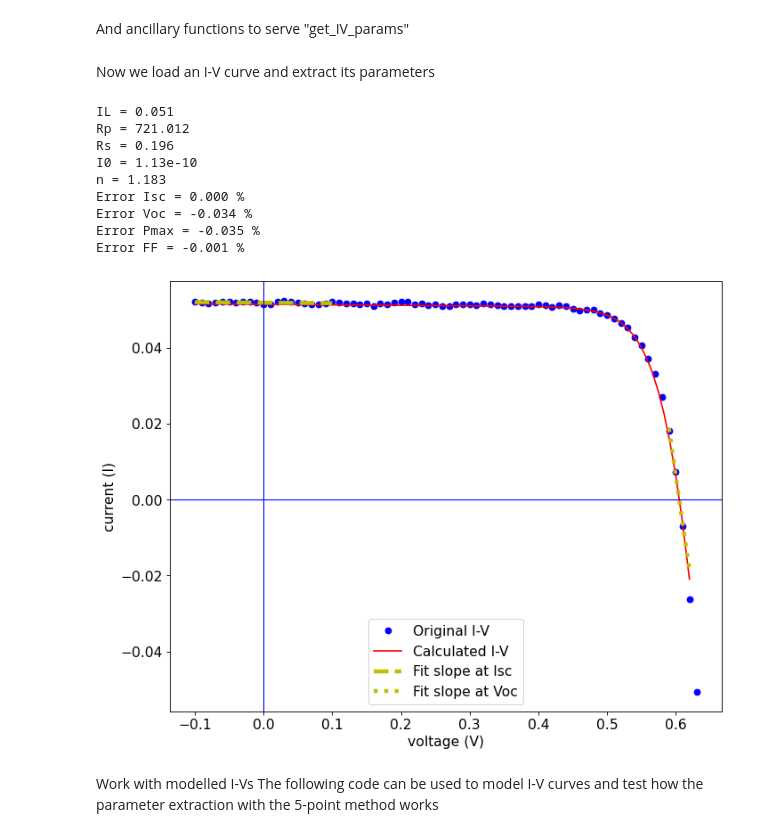
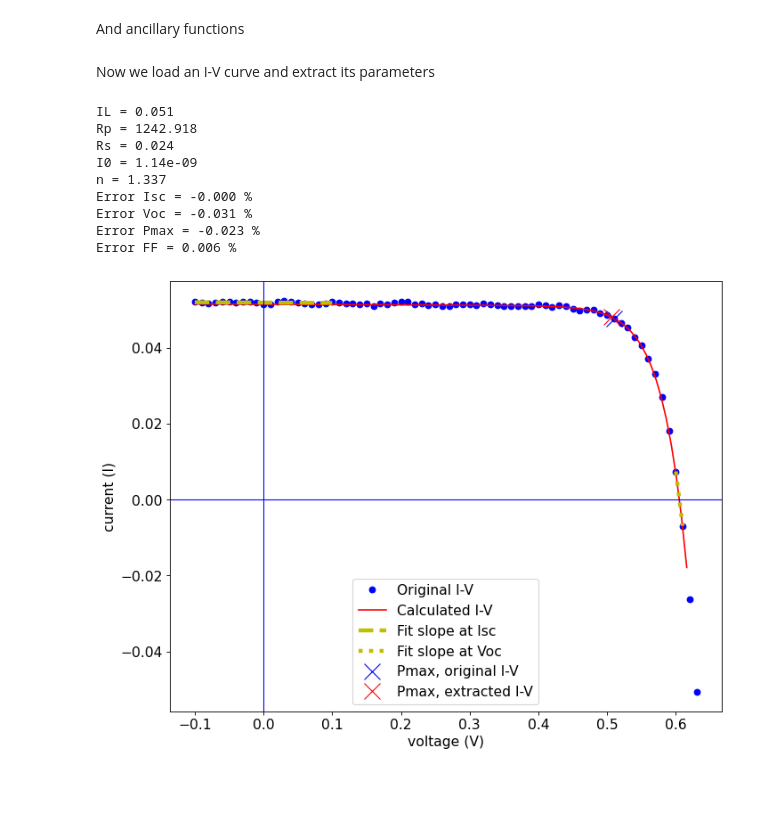
Before and after one commit to ivangarciavara/FundamentalsSolarCells, a Jupyter notebook: IV_curve_fit.ipynb, the cells around one changed output. Saved outputs shown, nothing was run; the diff lists cells and outputs as text; code cells hidden in the pictures; blank space fills up the shorter version.

```diff
--- a/IV_curve_fit.ipynb
+++ b/IV_curve_fit.ipynb
@@ -123,4 +112,4 @@ def get_IV_params(rawIV, temperature, nPntsSlopeIsc, nPntsSlopeVoc):
 # %% [markdown]
-And ancillary functions to serve "get_IV_params"
+And ancillary functions
 # %%
 # Load I-V file
@@ -155,6 +145,7 @@ def get_Voc(IVdata):
     return Voc
 
 # Obtains the Pmax, and also the Vm and Im
+# No interpolation used.
 def get_Pmax(IVdata):
 
    # Sort data and move to 1st quadrant
@@ -178,8 +169,11 @@ def get_Pmax(IVdata):
 
     Pm = np.amax(PV[:,1])
     maxPosition = np.argmax(PV[:,1])
+
+
     Vm = PV[maxPosition,0]
-    Im = IV_sorted[maxPosition,1]
+    Pm = PV[maxPosition,1]
+    Im = Pm/Vm
 
     return Pm, Vm, Im
 
@@ -190,18 +184,20 @@ def getSlope_atVoc(data, nPnts):
     indexLow = 0
     indexHigh = 0
 
+    # Find the first negative current point
+    # Determine the range for the fit according to nPnts
     rI = np.where(data[:,1] <= 0)
     rangeI = np.asarray(rI)
     rangeI = rangeI.flatten()
 
-    indexHigh = rangeI[0] + nPnts
+    indexHigh = rangeI[0] + nPnts[1]
     if indexHigh > len(data[:,0])-1:
         indexHigh = len(data[:,0])-1
-    indexLow = rangeI[0] - nPnts-1
+    indexLow = rangeI[0] - nPnts[0]
     if indexLow < 0:
         indexLow=0
 
-    polyCoeffs = np.polyfit(data[indexLow:indexHigh,0],data[indexLow:indexHigh,1],1)
+    polyCoeffs = np.polyfit(data[indexLow:indexHigh+1,0],data[indexLow:indexHigh+1,1],1)
 
     slope = polyCoeffs[0]
 
@@ -219,15 +215,15 @@ def getSlope_atIsc(data, nPnts):
     rangeV = np.asarray(rV)
     rangeV = rangeV.flatten()
 
-    indexLow = rangeV[-1] -nPnts
+    indexLow = rangeV[-1] -nPnts[0]
     if indexLow < 0:
         indexLow=0
-    indexHigh = rangeV[-1] + nPnts
+    indexHigh = rangeV[-1] + nPnts[1]
     if indexHigh > len(data[:,0])-1:
         indexHigh = len(data[:,0])-1
 
     #Do a linear fit to the range of data
-    polyCoeffs = np.polyfit(data[indexLow:indexHigh,0],data[indexLow:indexHigh,1],1)
+    polyCoeffs = np.polyfit(data[indexLow:indexHigh+1,0],data[indexLow:indexHigh+1,1],1)
     #Take the slope from the linear fit
     slope = polyCoeffs[0]
 
@@ -245,17 +241,21 @@ Now we load an I-V curve and extract its parameters
 IVpath = "Experimental_IV.txt"
 IV_curve = load_IV(IVpath)
 
-# Define the number of points to use to calculate the slopes of the I-V curve around Isc and Voc
-nPntsSlopeIsc = 10
-nPntsSlopeVoc = 1
+## Now extract the one-diode model parameters from this I-V curve
+# Define the number of points to calculate the slopes of the I-V curve around Isc and Voc
+nPntsSlopeIsc = [10,10]
+nPntsSlopeVoc = [1,0]
 
 IL_extr, I0_extr, n_extr, Rs_extr, Rp_extr, slopeFitIsc, slopeFitVoc = get_IV_params(
                                                         IV_curve, temperature, nPntsSlopeIsc, nPntsSlopeVoc)
 
-IV_curve_extracted = model_IV(IL_extr, I0_extr, n_extr, Rs_extr, Rp_extr, temperature, 0, 100)
+# Create an I-V curve with these extracted parameters, to compare with the original I-V curve
+IV_curve_extracted = model_IV(IL_extr, I0_extr, n_extr, Rs_extr, Rp_extr, temperature, 0, 500)
 
+# Get figures of merit of both curves
+Isc_extr = get_Isc(IV_curve_extracted)
 Voc_extr = get_Voc(IV_curve_extracted)
-Pmax_extr, Vmax_extr, Imax_extr = get_Pmax(IV_curve_extracted)
+Pmax_extr, Vmax_extr, Imax_extr= get_Pmax(IV_curve_extracted)
 FF_extr = Pmax_extr/(Voc_extr*IL_extr)
 
 Isc = get_Isc(IV_curve)
@@ -264,43 +264,42 @@ Pmax, Vmax, Imax = get_Pmax(IV_curve)
 FF = Pmax/(Voc*Isc)
 
 # Print the results and errors
 print("IL = " + f"{IL_extr:.3f}")
 print("Rp = " + f"{Rp_extr:.3f}")
 print("Rs = " + f"{Rs_extr:.3f}")
 print("I0 = " + f"{I0_extr:.3}")
 print("n = " + f"{n_extr:.3f}")
 
-print("Error Isc = " + f"{100*(IL_extr-Isc)/Isc:.3f}" + " %")
+print("Error Isc = " + f"{100*(Isc_extr-Isc)/Isc:.3f}" + " %")
 print("Error Voc = " + f"{100*(Voc_extr-Voc)/Voc:.3f}" + " %")
 print("Error Pmax = " + f"{100*(Pmax_extr-Pmax)/Pmax:.3f}" + " %")
 print("Error FF = " + f"{100*(FF_extr-FF)/FF:.3f}" + " %")
 
 # Plot the I-V curves
 plt.figure(figsize=(10, 8),dpi=80)
 plt.plot(IV_curve[:,0], IV_curve[:,1], 'bo', label="Original I-V")
 plt.plot(IV_curve_extracted[:,0], IV_curve_extracted[:,1], color='r', label = "Calculated I-V")
 plt.plot(slopeFitIsc[:,0],slopeFitIsc[:,1], '--', linewidth=4, color='y', label = "Fit slope at Isc")
 plt.plot(slopeFitVoc[:,0],slopeFitVoc[:,1], ':', linewidth=4, color='y', label = "Fit slope at Voc")
+plt.plot(Vmax, Imax, 'x', markersize=16, color='b', label = "Pmax, original I-V")
+plt.plot(Vmax_extr, Imax_extr, 'x', markersize=16, color='r', label = "Pmax, extracted I-V")
 #plt.ylim((-0.01, Isc*1.1))
 plt. axvline(x=0,linewidth=1, color='b')
 plt. axhline(y=0,linewidth=1, color='b')
 plt.xlabel('voltage (V)', size=14)
 plt.ylabel('current (I)', size=14)
 plt.xticks(fontsize=14)
 plt.yticks(fontsize=14)
 plt.legend(fontsize=14)
 plt.show()
 # %% [output]
 IL = 0.051
-Rp = 721.012
-Rs = 0.196
-I0 = 1.13e-10
-n = 1.183
-Error Isc = 0.000 %
-Error Voc = -0.034 %
-Error Pmax = -0.035 %
-Error FF = -0.001 %
+Rp = 1242.918
+Rs = 0.024
+I0 = 1.14e-09
+n = 1.337
+Error Isc = -0.000 %
+Error Voc = -0.031 %
+Error Pmax = -0.023 %
+Error FF = 0.006 %
-[figure, old version]
+[figure, new version]
-# %% [markdown]
-Work with modelled I-Vs
-The following code can be used to model I-V curves and test how the parameter extraction with the 5-point method works
```
Also changed, not shown: parts of 14 cells of this notebook.
